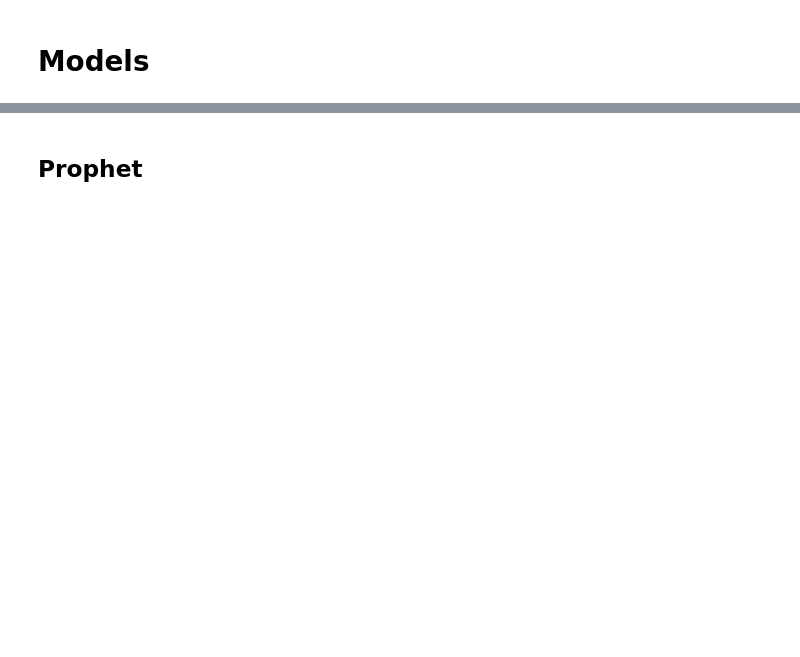
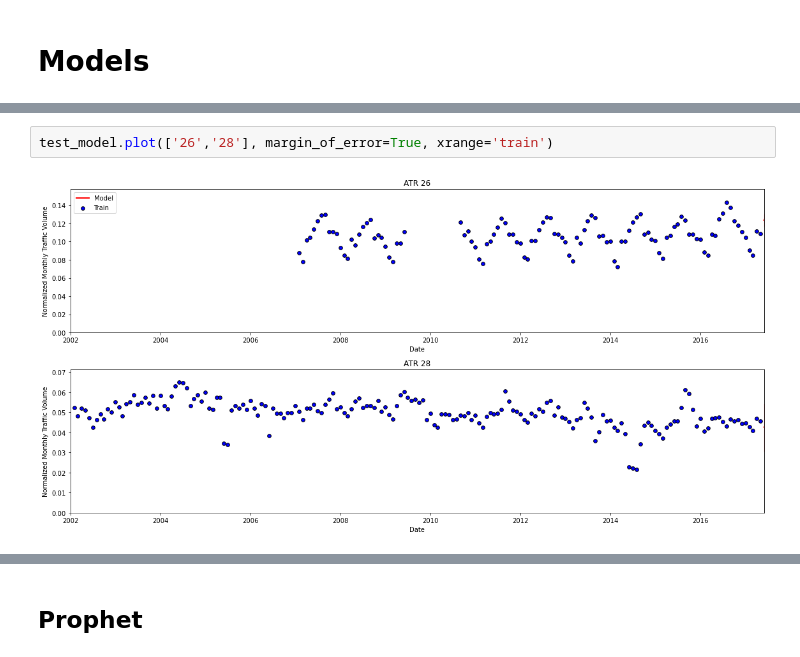
Before and after one commit to nmwodarz/traffic-project, a Jupyter notebook: Capstone 3 - Modeling.ipynb, the cells around one changed output, grey strips where cells are left out. Cells and saved outputs as stored; diff of their text form; blank space fills up the shorter version.

```diff
--- a/Capstone 3 - Modeling.ipynb
+++ b/Capstone 3 - Modeling.ipynb
@@ -124,0 +687,4 @@ def evaluate_model(train_df, test_df, model, scorers=[mean_squared_error, mean_a
+# %%
+test_model.plot(['26','28'], margin_of_error=True, xrange='train')
+# %% [output]
+[figure, added]
```
Also changed, not shown: parts of 35 cells of this notebook.
